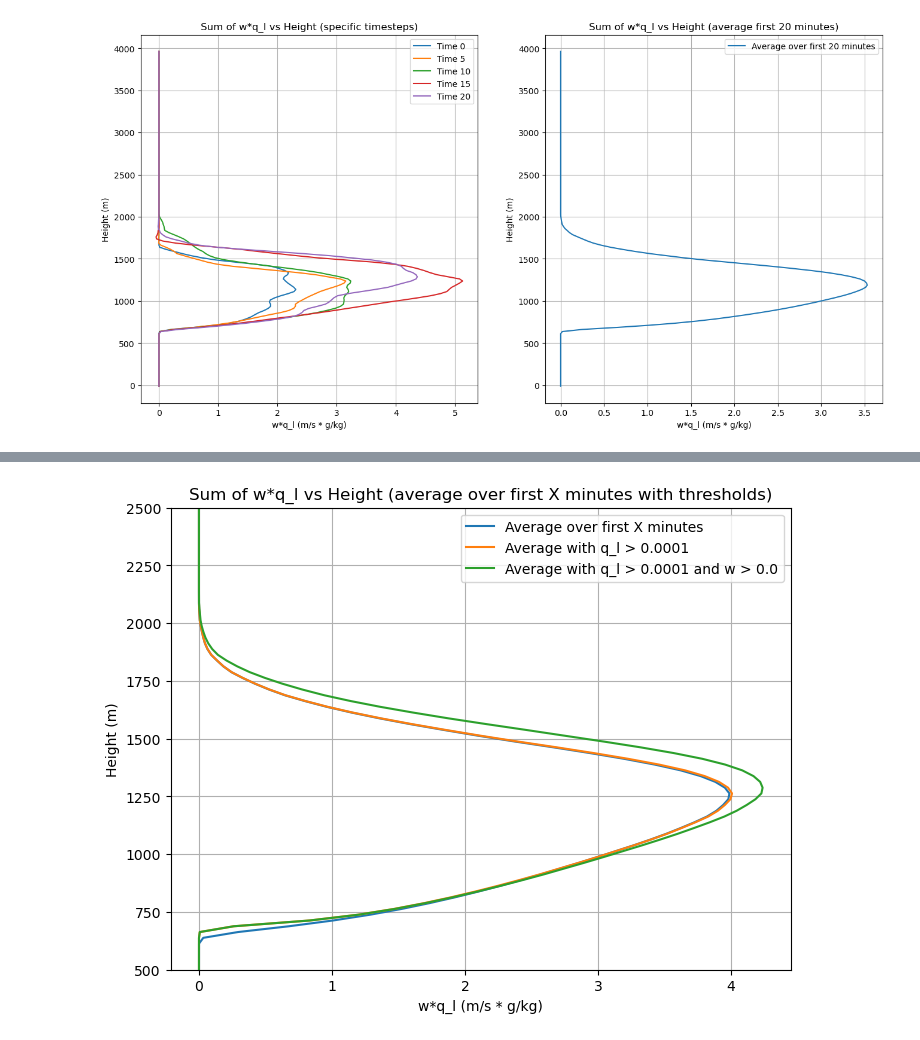
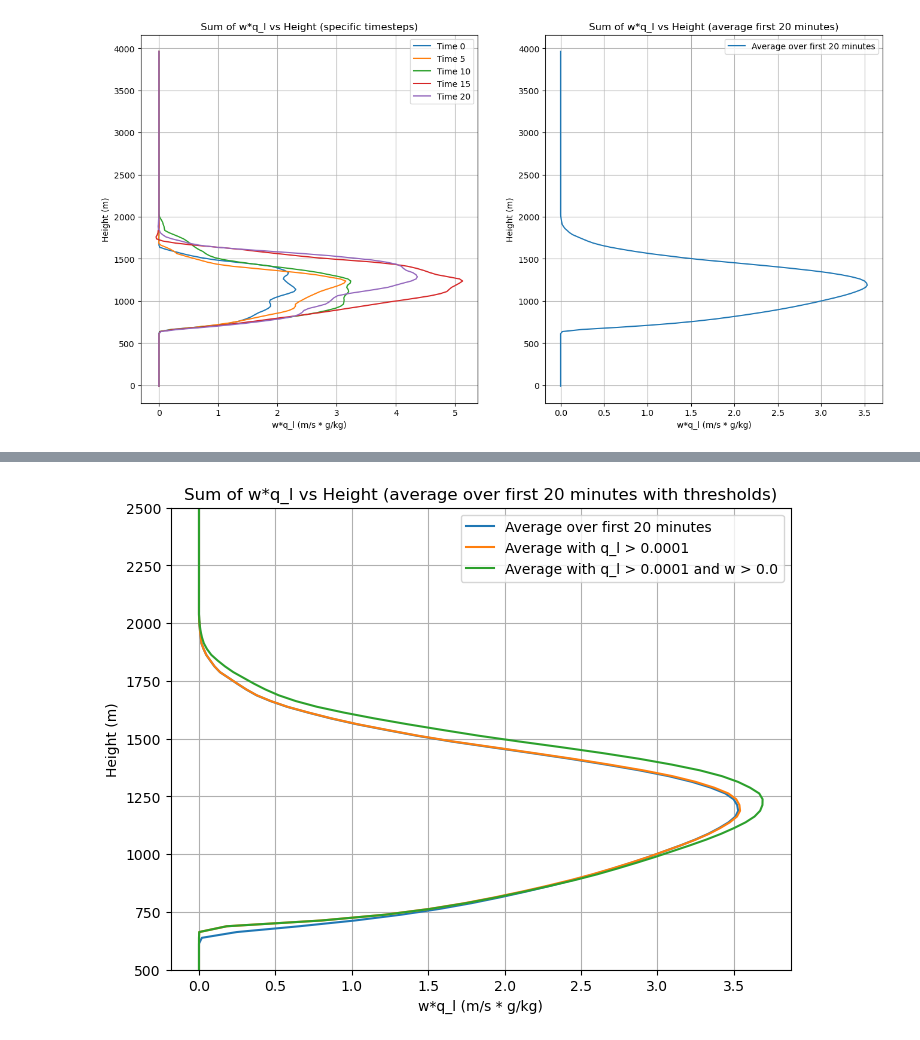
Before and after one commit to jurezgubic/CloudTracking, a Jupyter notebook: analysis/budget_closure.ipynb, the cells around one changed output, grey strips where cells are left out. Saved outputs shown, nothing was run; the diff lists cells and outputs as text; code cells hidden in the pictures.

```diff
--- a/analysis/budget_closure.ipynb
+++ b/analysis/budget_closure.ipynb
@@ -6,0 +31,35 @@ Here, I use the data from the RICO simulation to calculate the total variable an
+# %%
+R_d = 287.05  # J/kg/K gas constant for dry air
+R_v = 461.51  # J/kg/K gas constant for water vapor
+c_pd = 1004.0  # J/kg/K specific heat capacity of dry air
+c_pv = 1996.0  # J/kg/K specific heat capacity of water vapour
+L_v = 2268000.0  # J/kg latent heat of vaporisation
+p_0 = 100000.0  # Pa standard pressure at sea level
+rho_l = 1000.0  # kg/m^3 density of water
+epsilon = R_d / R_v
+horizontal_resolution = 25.0
+liquid_water_threshold = 0.000001
+vertical_velocity_threshold = 0.0
+
+
+def load_data_all_levels(filename, var_name, timestep):
+    with nc.Dataset(filename) as ds:
+        data = ds[var_name][timestep, :, :, :]  # Extract all levels for the timestep
+    return data
+
+def load_zt_values(filename):
+    with nc.Dataset(filename) as ds:
+        zt_values = ds['zt'][:]
+    return zt_values
+
+def calculate_temperature(theta_l, p, q_t, q_l, q_v):
+    """Calculate temperature from theta_l, pressure, total water, and water vapor mixing ratios."""
+    kappa = (R_d / c_pd) * ((1 + q_v / epsilon) / (1 + q_v * (c_pv / c_pd)))
+    T = theta_l * (c_pd / (c_pd - L_v * q_l)) * (p_0 / p) ** (-kappa)
+    return T
+
+def calculate_density(T, p, q_l, q_v):
+    """Calculate air density from temperature, pressure, and liquid water mixing ratio."""
+    p_v = (q_v / (q_v + epsilon)) * p
+    rho = (p - p_v) / (R_d * T) + (p_v / (R_v * T)) + (q_l * rho_l)
+    return rho
@@ -102,7 +420,7 @@ def load_zt_values(filename):
 zt_values = load_zt_values(l_file)
 
 # Averaging over the first 20 minutes
-end_timestep = 10
+end_timestep = 20
 sum_product_data = None
 sum_product_data_l_threshold = None
 sum_product_data_wl_threshold = None
@@ -135,18 +453,18 @@ average_product_means_wl_threshold = np.sum(average_product_data_wl_threshold, a
 # %%
 # Plotting
 fig, ax = plt.subplots(figsize=(8, 6))
 
-ax.plot(average_product_means, zt_values, label='Average over first X minutes')
+ax.plot(average_product_means, zt_values, label='Average over first 20 minutes')
 ax.plot(average_product_means_l_threshold, zt_values, label=f'Average with q_l > {liquid_water_threshold}')
 ax.plot(average_product_means_wl_threshold, zt_values, label=f'Average with q_l > {liquid_water_threshold} and w > {vertical_velocity_threshold}')
 
 ax.set_xlabel('w*q_l (m/s * g/kg)')
 ax.set_ylabel('Height (m)')
-ax.set_title('Sum of w*q_l vs Height (average over first X minutes with thresholds)')
+ax.set_title('Sum of w*q_l vs Height (average over first 20 minutes with thresholds)')
 ax.set_ylim([500,2500])
 ax.grid(True)
 ax.legend()
 plt.show()
 # %% [output]
-[figure, old version]
+[figure, new version]
 # %% [markdown]
```
Also changed, not shown: parts of 22 cells of this notebook.
